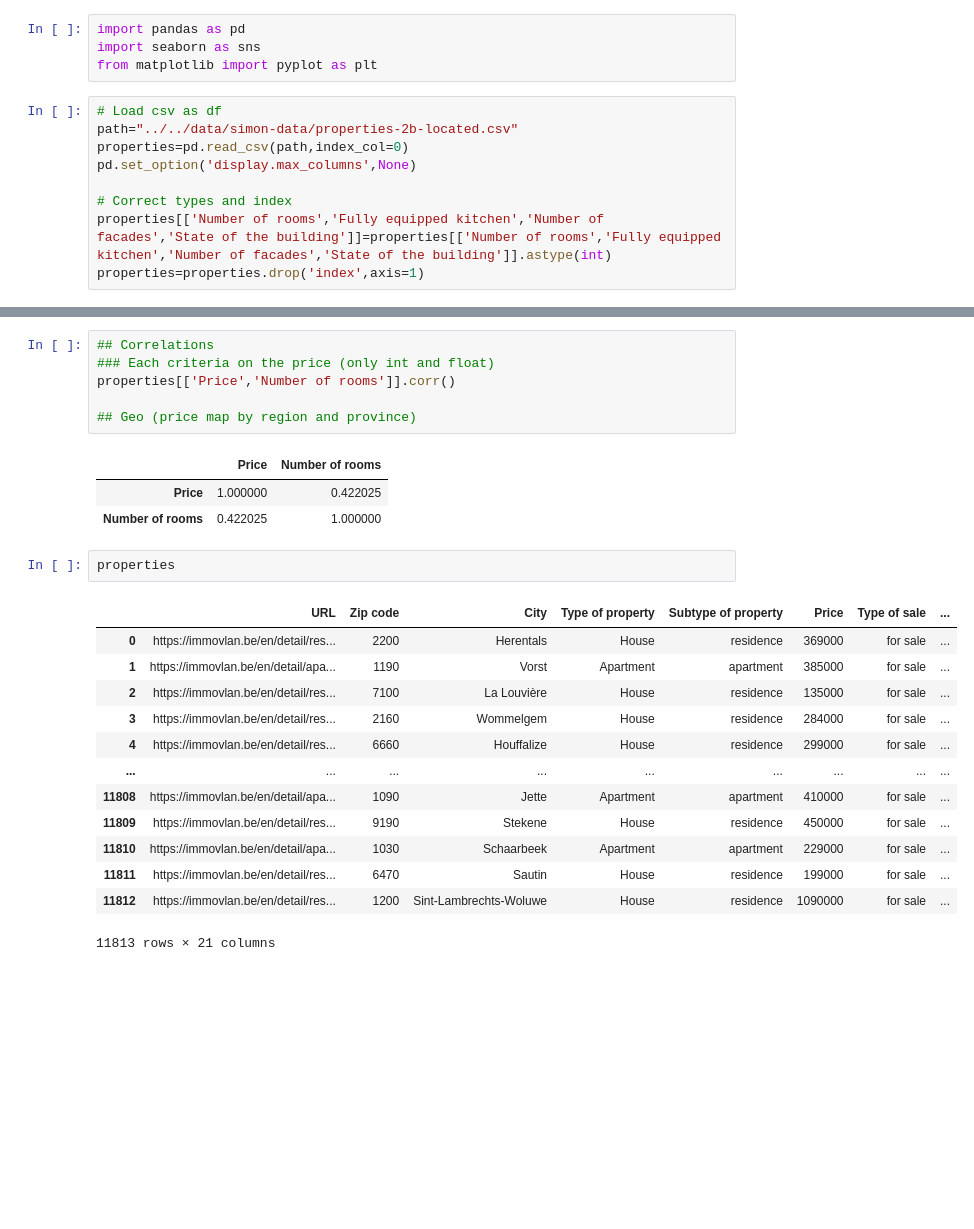
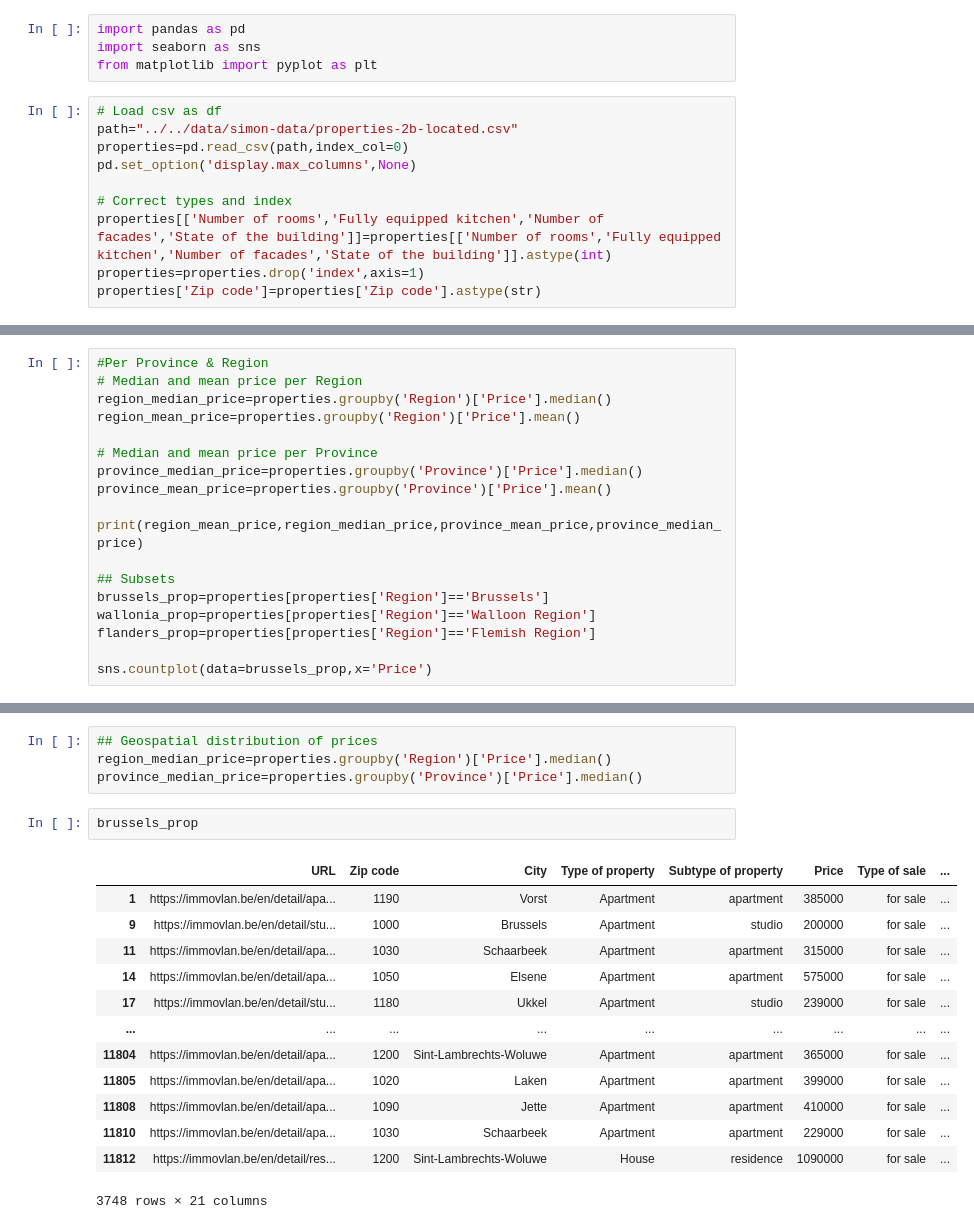
Before and after one commit to demuyncks/immo-eliza, a Jupyter notebook: notebooks/simon-notebooks/data-analysis-3-visu-and-corr.ipynb, the cells around one changed output, grey strips where cells are left out. Drawn from its saved outputs; the diff is of its cells as text; blank space fills up the shorter version.

Commit message:
update with provinces

```diff
--- a/notebooks/simon-notebooks/data-analysis-3-visu-and-corr.ipynb
+++ b/notebooks/simon-notebooks/data-analysis-3-visu-and-corr.ipynb
@@ -11,6 +11,7 @@ pd.set_option('display.max_columns',None)
 # Correct types and index
 properties[['Number of rooms','Fully equipped kitchen','Number of facades','State of the building']]=properties[['Number of rooms','Fully equipped kitchen','Number of facades','State of the building']].astype(int)
 properties=properties.drop('index',axis=1)
+properties['Zip code']=properties['Zip code'].astype(str)
 # %%
 # Visualization
 ## Distributions - Prices (kde) - Type and subtype (hist) - Type of sale (pie) - Living Area (kde) - State of building (hist)
@@ -45,0 +46,18 @@ dtype: object
+# %%
+#Per Province & Region
+# Median and mean price per Region
+region_median_price=properties.groupby('Region')['Price'].median()
+region_mean_price=properties.groupby('Region')['Price'].mean()
+
+# Median and mean price per Province
+province_median_price=properties.groupby('Province')['Price'].median()
+province_mean_price=properties.groupby('Province')['Price'].mean()
+
+print(region_mean_price,region_median_price,province_mean_price,province_median_price)
+
+## Subsets
+brussels_prop=properties[properties['Region']=='Brussels']
+wallonia_prop=properties[properties['Region']=='Walloon Region']
+flanders_prop=properties[properties['Region']=='Flemish Region']
+
+sns.countplot(data=brussels_prop,x='Price')
@@ -46,26 +84,20 @@ dtype: object
 # %%
-## Correlations
-### Each criteria on the price (only int and float)
-properties[['Price','Number of rooms']].corr()
-
-## Geo (price map by region and province)
+## Geospatial distribution of prices
+region_median_price=properties.groupby('Region')['Price'].median()
+province_median_price=properties.groupby('Province')['Price'].median()
-# %% [output]
-|  | Price | Number of rooms |
-| Price | 1.000000 | 0.422025 |
-| Number of rooms | 0.422025 | 1.000000 |
 # %%
-properties
+brussels_prop
 # %% [output]
 |  | URL | Zip code | City | Type of property | Subtype of property | Price | Type of sale | ... |
-| 0 | https://immovlan.be/en/detail/res... | 2200 | Herentals | House | residence | 369000 | for sale | ... |
 | 1 | https://immovlan.be/en/detail/apa... | 1190 | Vorst | Apartment | apartment | 385000 | for sale | ... |
-| 2 | https://immovlan.be/en/detail/res... | 7100 | La Louvière | House | residence | 135000 | for sale | ... |
-| 3 | https://immovlan.be/en/detail/res... | 2160 | Wommelgem | House | residence | 284000 | for sale | ... |
-| 4 | https://immovlan.be/en/detail/res... | 6660 | Houffalize | House | residence | 299000 | for sale | ... |
+| 9 | https://immovlan.be/en/detail/stu... | 1000 | Brussels | Apartment | studio | 200000 | for sale | ... |
+| 11 | https://immovlan.be/en/detail/apa... | 1030 | Schaarbeek | Apartment | apartment | 315000 | for sale | ... |
+| 14 | https://immovlan.be/en/detail/apa... | 1050 | Elsene | Apartment | apartment | 575000 | for sale | ... |
+| 17 | https://immovlan.be/en/detail/stu... | 1180 | Ukkel | Apartment | studio | 239000 | for sale | ... |
 | ... | ... | ... | ... | ... | ... | ... | ... | ... |
+| 11804 | https://immovlan.be/en/detail/apa... | 1200 | Sint-Lambrechts-Woluwe | Apartment | apartment | 365000 | for sale | ... |
+| 11805 | https://immovlan.be/en/detail/apa... | 1020 | Laken | Apartment | apartment | 399000 | for sale | ... |
 | 11808 | https://immovlan.be/en/detail/apa... | 1090 | Jette | Apartment | apartment | 410000 | for sale | ... |
-| 11809 | https://immovlan.be/en/detail/res... | 9190 | Stekene | House | residence | 450000 | for sale | ... |
 | 11810 | https://immovlan.be/en/detail/apa... | 1030 | Schaarbeek | Apartment | apartment | 229000 | for sale | ... |
-| 11811 | https://immovlan.be/en/detail/res... | 6470 | Sautin | House | residence | 199000 | for sale | ... |
 | 11812 | https://immovlan.be/en/detail/res... | 1200 | Sint-Lambrechts-Woluwe | House | residence | 1090000 | for sale | ... |
-11813 rows × 21 columns
+3748 rows × 21 columns
```
Also changed, not shown: parts of 5 cells of this notebook, 4 other files.
